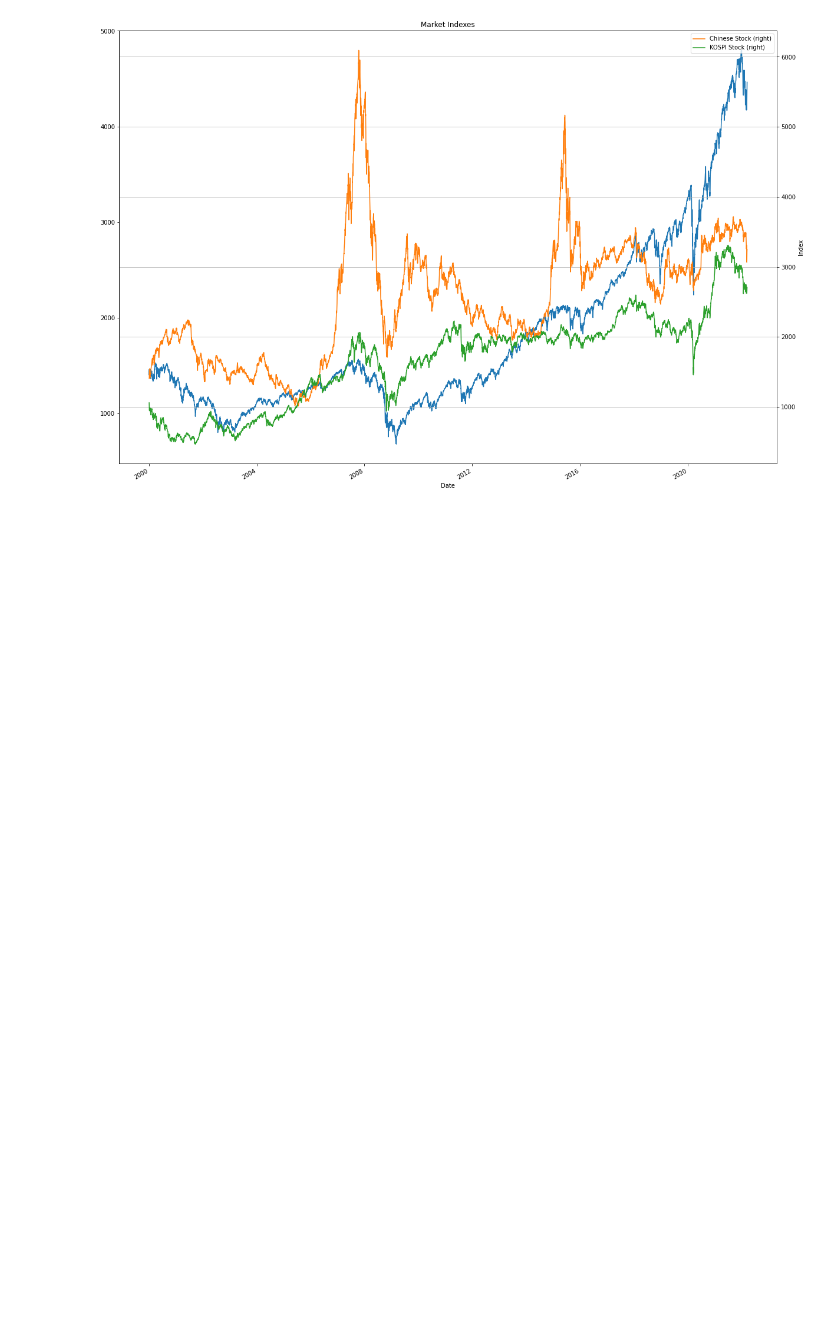
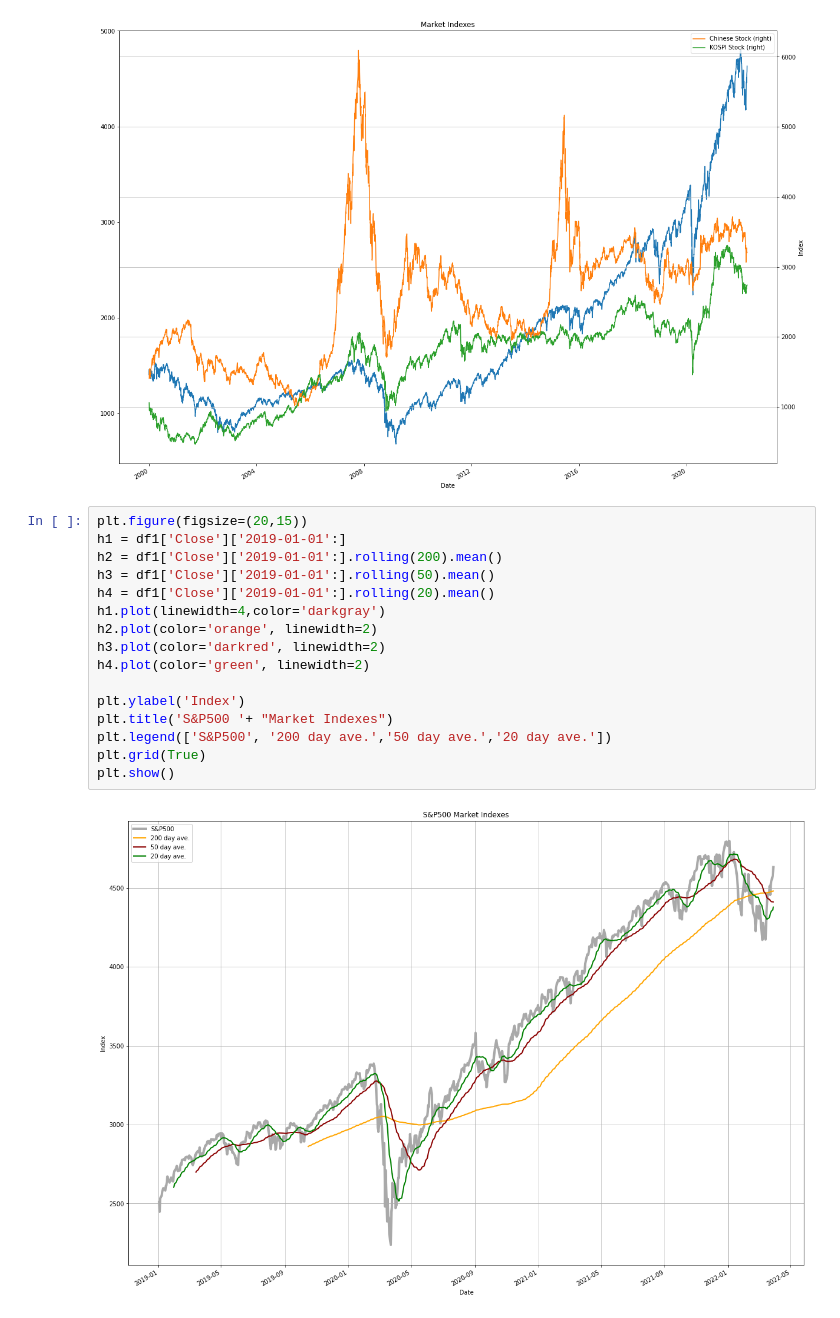
Before and after one commit to kimdesok/FinanceDataReader, a Jupyter notebook: MultipleMarketIndexes.ipynb, the cells around one changed output. Saved outputs shown, nothing was run; the diff lists cells and outputs as text; blank space fills up the shorter version.

Commit message:
added the new color and linewidth

```diff
--- a/MultipleMarketIndexes.ipynb
+++ b/MultipleMarketIndexes.ipynb
@@ -63,3 +64,21 @@ plt.grid(True)
 plt.show()
 # %% [output]
 [figure]
+# %%
+plt.figure(figsize=(20,15))
+h1 = df1['Close']['2019-01-01':]
+h2 = df1['Close']['2019-01-01':].rolling(200).mean()
+h3 = df1['Close']['2019-01-01':].rolling(50).mean()
+h4 = df1['Close']['2019-01-01':].rolling(20).mean()
+h1.plot(linewidth=4,color='darkgray')
+h2.plot(color='orange', linewidth=2)
+h3.plot(color='darkred', linewidth=2)
+h4.plot(color='green', linewidth=2)
+
+plt.ylabel('Index')
+plt.title('S&P500 '+ "Market Indexes")
+plt.legend(['S&P500', '200 day ave.','50 day ave.','20 day ave.'])
+plt.grid(True)
+plt.show()
+# %% [output]
+[figure, added]
```
Also changed, not shown: parts of 4 cells of this notebook.
